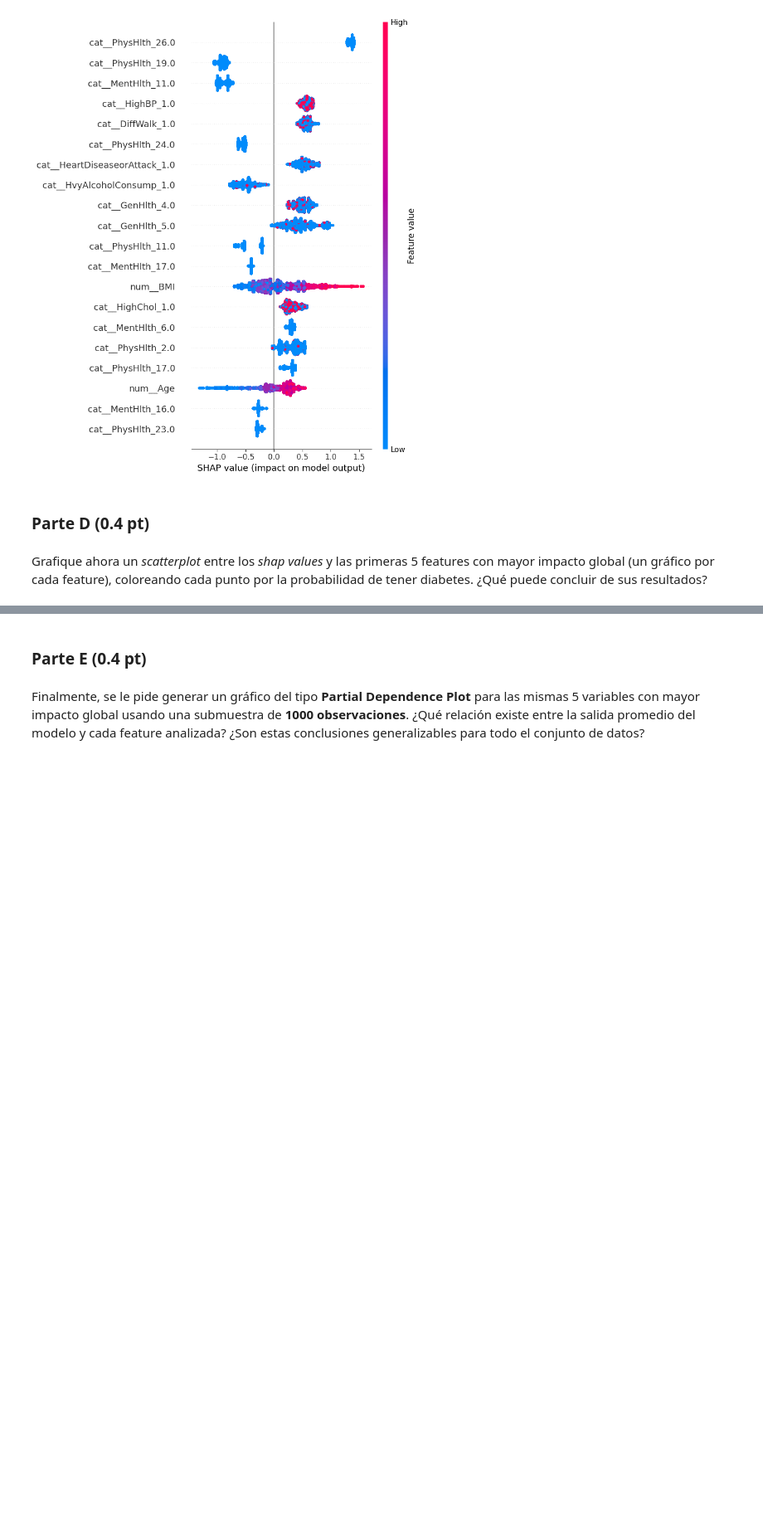
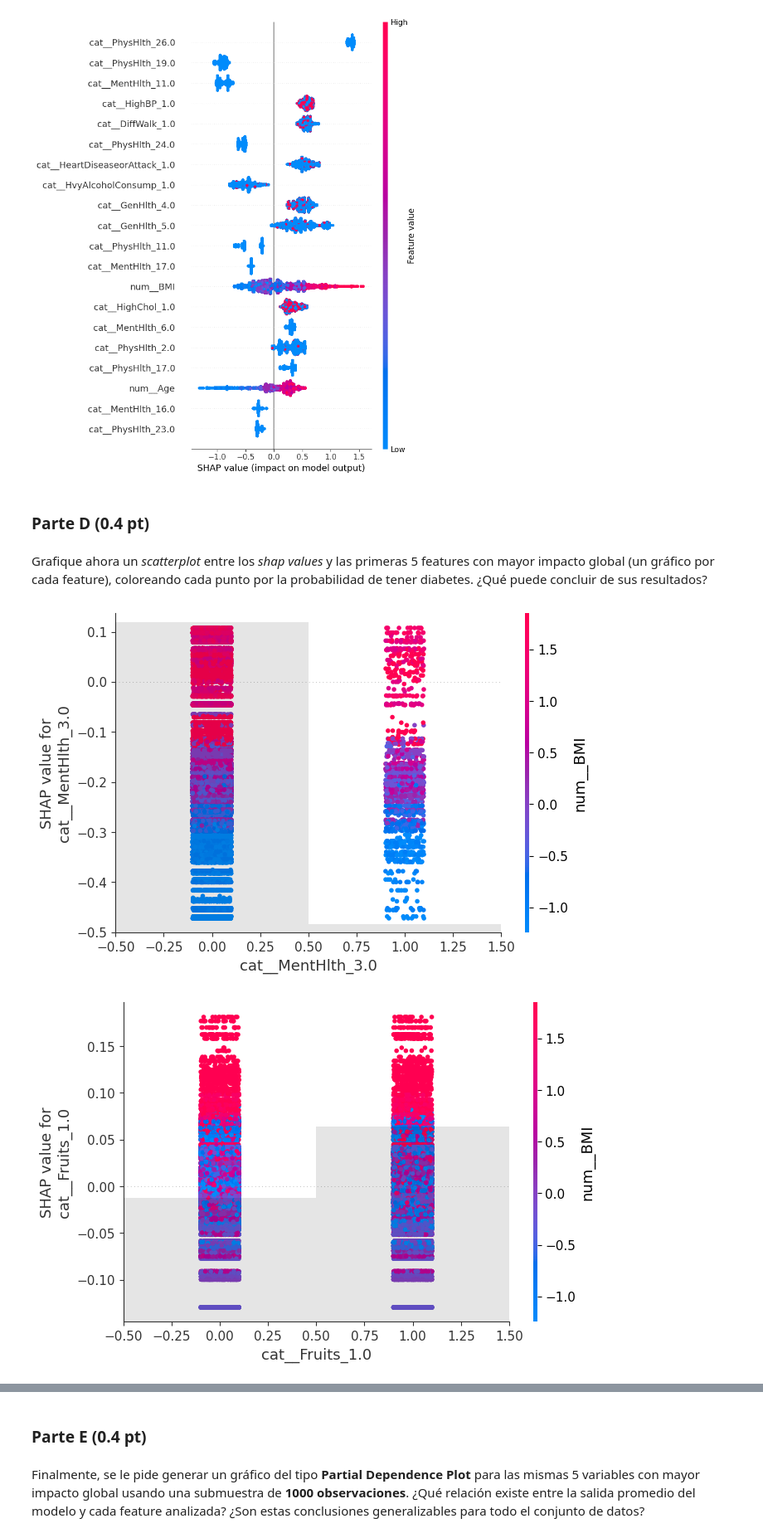
Before and after one commit to mvarasg/MDS7202-Lab-Programacion-Cientifica-MDS, a Jupyter notebook: lab10/Laboratorio10_Respuestas.ipynb, the cells around one changed output, grey strips where cells are left out. Shown at 83% size. Saved outputs shown, nothing was run; the diff lists cells and outputs as text; code cells hidden in the pictures; blank space fills up the shorter version.

```diff
--- a/lab10/Laboratorio10_Respuestas.ipynb
+++ b/lab10/Laboratorio10_Respuestas.ipynb
@@ -356,3 +356,10 @@ No data for colormapping provided via 'c'. Parameters 'vmin', 'vmax' will be ign
 Grafique ahora un *scatterplot* entre los *shap values* y las primeras 5 features con mayor impacto global (un gráfico por cada feature), coloreando cada punto por la probabilidad de tener diabetes. ¿Qué puede concluir de sus resultados?
 # %%
 # Inserte código para generar gráficos de feature vs shap value aquí
+for name in feature_names[perm_sorted_idx][:5]:
+    #shap.dependence_plot(name, shap_values.values, X)
+    shap.plots.scatter(shap_values[:,name],
+                       color=shap_values, xmin=0)
+# %% [output]
+[figure, added]
+[figure, added]
```
Also changed, not shown: parts of 9 cells of this notebook.
